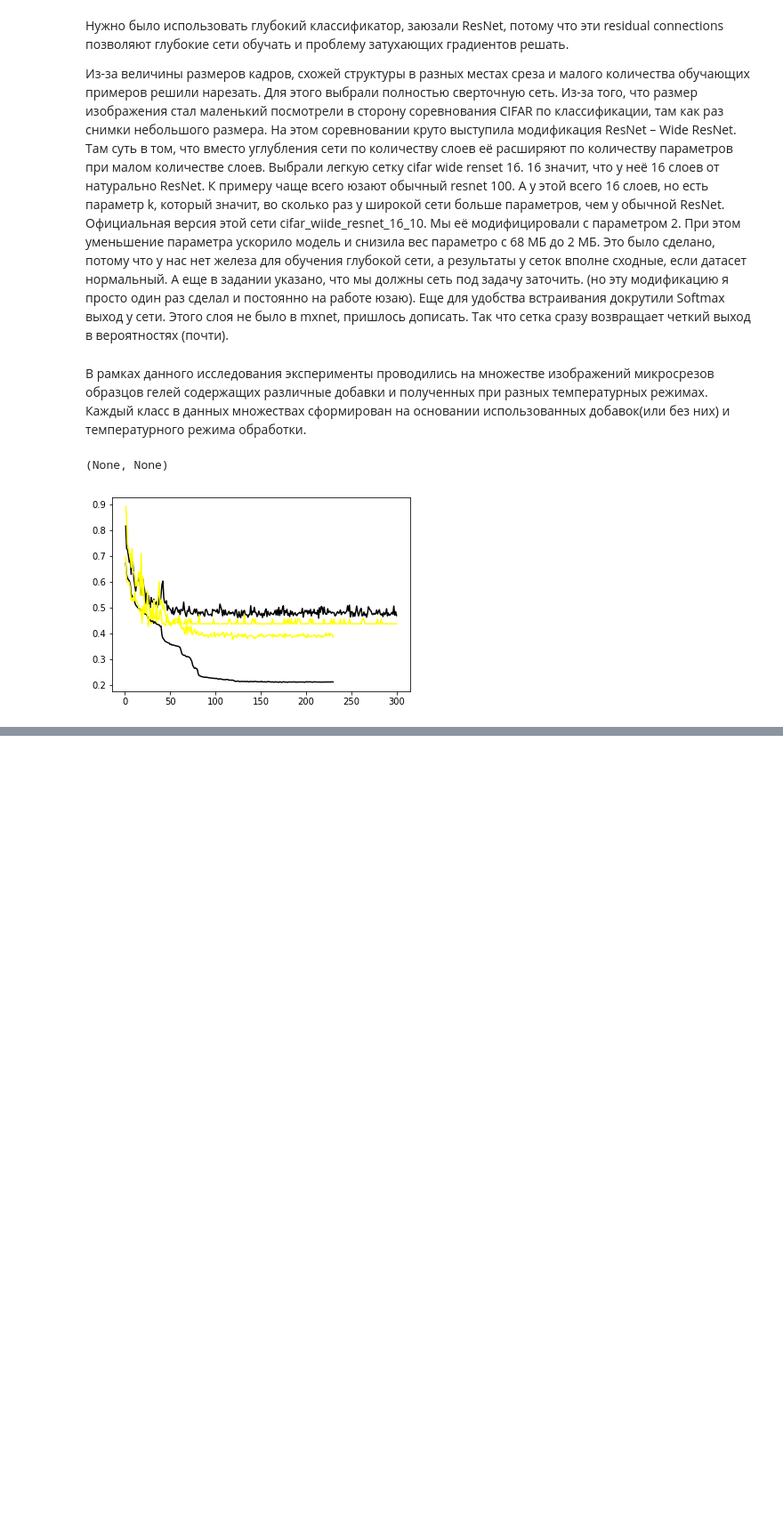
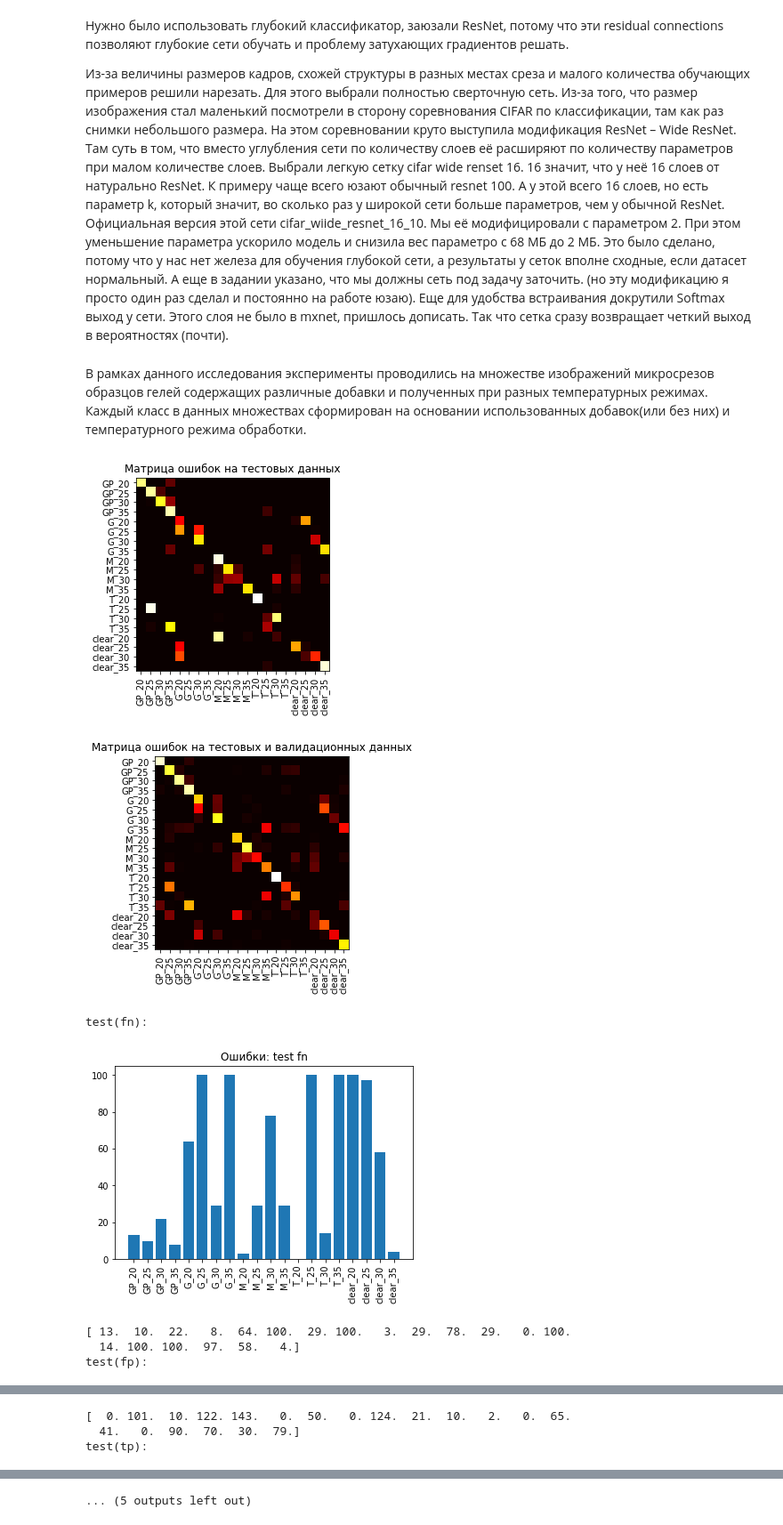
Before and after one commit to ilpech/nn_misis, a Jupyter notebook: Convolutional network.ipynb, the cells around one changed output, grey strips where cells are left out. Shown at 89% size. Saved outputs shown, nothing was run; the diff lists cells and outputs as text; code cells hidden in the pictures; blank space fills up the shorter version.

```diff
--- a/Convolutional network.ipynb
+++ b/Convolutional network.ipynb
@@ -4,31 +4,3 @@
 Из-за величины размеров кадров, схожей структуры в разных местах среза и малого количества обучающих примеров решили нарезать. Для этого выбрали полностью сверточную сеть. Из-за того, что размер изображения стал маленький посмотрели в сторону соревнования CIFAR по классификации, там как раз снимки небольшого размера. На этом соревновании круто выступила модификация ResNet – Wide ResNet.  Там суть в том, что вместо углубления сети по количеству слоев её расширяют по количеству параметров при малом количестве слоев. Выбрали легкую сетку cifar wide renset 16. 16 значит, что у неё 16 слоев от натурально ResNet. К примеру чаще всего юзают обычный resnet 100. А у этой всего 16 слоев, но есть параметр k, который значит, во сколько раз у широкой сети больше параметров, чем у обычной ResNet. Официальная версия этой сети cifar_wiide_resnet_16_10. Мы её модифицировали с параметром 2. При этом уменьшение параметра ускорило модель и снизила вес параметро с 68 МБ до 2 МБ. Это было сделано, потому что у нас нет железа для обучения глубокой сети, а результаты у сеток вполне сходные, если датасет нормальный. А еще в задании указано, что мы должны сеть под задачу заточить. (но эту модификацию я просто один раз сделал и постоянно на работе юзаю). Еще для удобства встраивания докрутили Softmax выход у сети. Этого слоя не было в mxnet, пришлось дописать. Так что сетка сразу возвращает четкий выход в вероятностях (почти).
 # %% [markdown]
 В рамках данного исследования эксперименты проводились на множестве изображений микросрезов образцов гелей содержащих различные добавки и полученных при разных температурных режимах. Каждый класс в данных множествах сформирован на основании использованных добавок(или без них) и температурного режима обработки.
-# %%
-from matplotlib import pyplot as plt
-import os as os
-import numpy as np
-import csv
-
-def load_run_viz(dataset_name):
-    data = np.empty((0, 3))
-    i = 0
-    with open(dataset_name, 'r') as csvfile:
-        reader = csv.reader(csvfile, delimiter=' ')
-        for train_error, val_error in reader:
-            if train_error == "train-error":
-                continue
-            train_error = float(train_error)
-            val_error = float(val_error)
-
-            #           [index, train_error, val_error]
-            i += 1
-            data = np.append(data, np.array([[i, train_error, val_error]]), axis=0)
-
-    plt.plot(data[:,0], data[:,1], c="black")
-    plt.plot(data[:,0], data[:,2], c="yellow")
-
-load_run_viz("res/big-pics/metrics.txt"), load_run_viz("res/lot-of-pics/metrics.txt")
-# %% [output]
-(None, None)
-[figure, removed]
@@ -34,0 +78,15 @@ load_run_viz("res/big-pics/metrics.txt"), load_run_viz("res/lot-of-pics/metrics.
+# %%
+errorsTest()
+errorsTestVal()
+errors()
+
+metrics("res/big-pics/metrics.txt", "версия сети с большими изображениями ")
+metrics("res/lot-of-pics/metrics.txt", "версия сети с фрагментами оригальных изображений")
+# %% [output]
+[figure, added]
+[figure, added]
+test(fn):
+[figure, added]
+[ 13.  10.  22.   8.  64. 100.  29. 100.   3.  29.  78.  29.   0. 100.
+  14. 100. 100.  97.  58.   4.]
+test(fp):
@@ -34,0 +94,3 @@ load_run_viz("res/big-pics/metrics.txt"), load_run_viz("res/lot-of-pics/metrics.
+[  0. 101.  10. 122. 143.   0.  50.   0. 124.  21.  10.   2.   0.  65.
+  41.   0.  90.  70.  30.  79.]
+test(tp):
@@ -34,0 +106 @@ load_run_viz("res/big-pics/metrics.txt"), load_run_viz("res/lot-of-pics/metrics.
+... (5 outputs left out)
```
Also changed, not shown: parts of 4 cells of this notebook, 3 other files.
